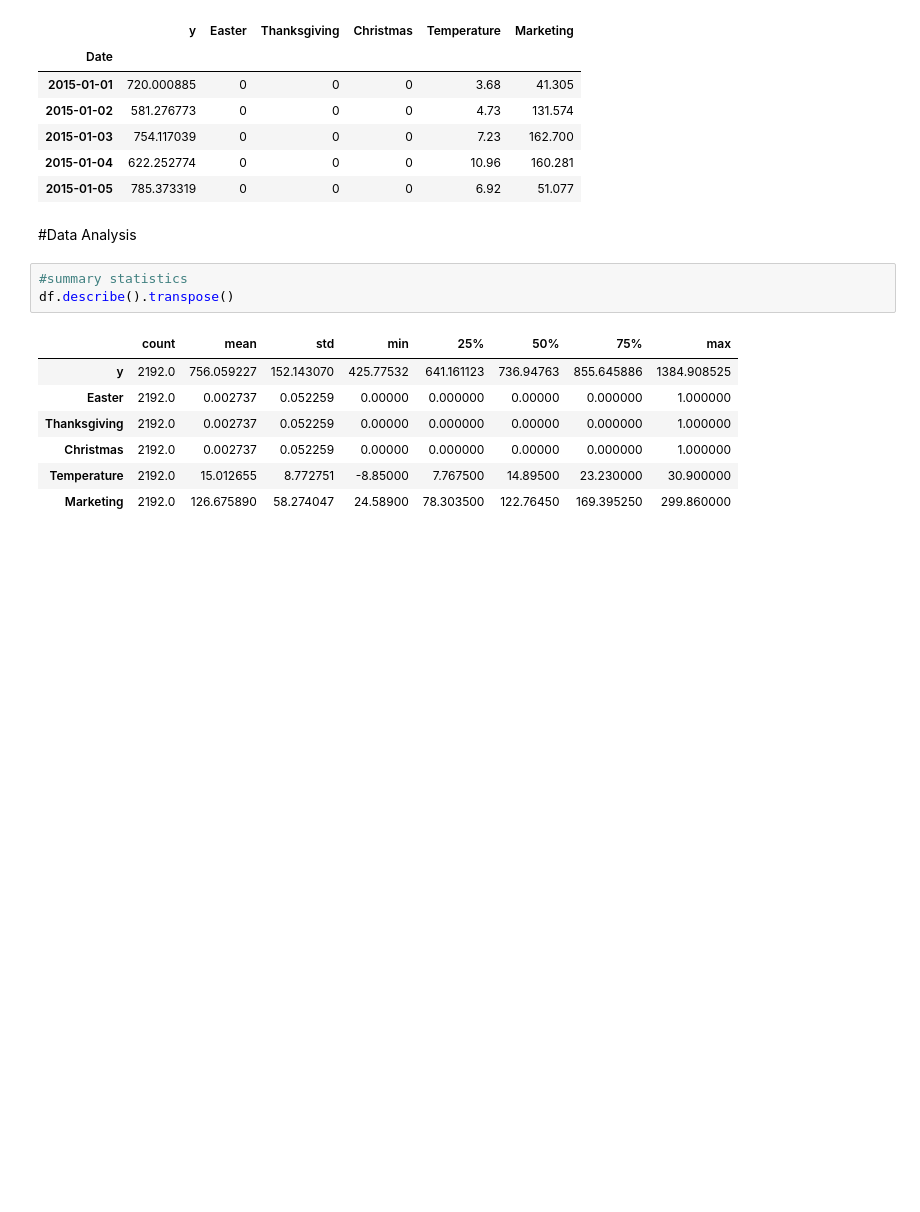
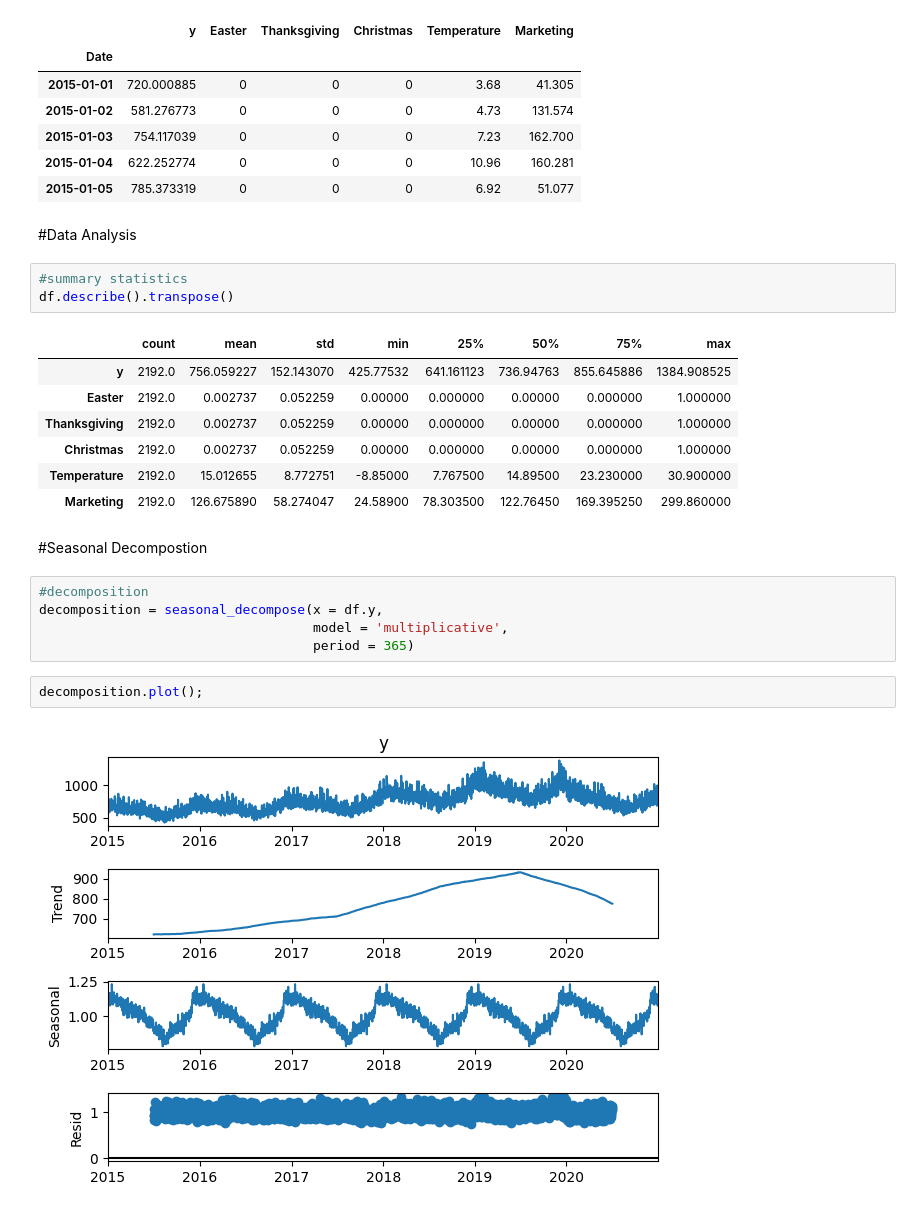
Before and after one commit to jeremysb1/forecasting, a Jupyter notebook: eda_template.ipynb, the cells around one changed output. Saved outputs shown, nothing was run; the diff lists cells and outputs as text; blank space fills up the shorter version.

Commit message:
added seasonal decomposition and plots

```diff
--- a/eda_template.ipynb
+++ b/eda_template.ipynb
@@ -48,3 +49,14 @@ df.describe().transpose()
 | Christmas | 2192.0 | 0.002737 | 0.052259 | 0.00000 | 0.000000 | 0.00000 | 0.000000 | 1.000000 |
 | Temperature | 2192.0 | 15.012655 | 8.772751 | -8.85000 | 7.767500 | 14.89500 | 23.230000 | 30.900000 |
 | Marketing | 2192.0 | 126.675890 | 58.274047 | 24.58900 | 78.303500 | 122.76450 | 169.395250 | 299.860000 |
+# %% [markdown]
+#Seasonal Decompostion
+# %%
+#decomposition
+decomposition = seasonal_decompose(x = df.y,
+                                   model = 'multiplicative',
+                                   period = 365)
+# %%
+decomposition.plot();
+# %% [output]
+[figure, added]
```
Also changed, not shown: parts of 3 cells of this notebook.
